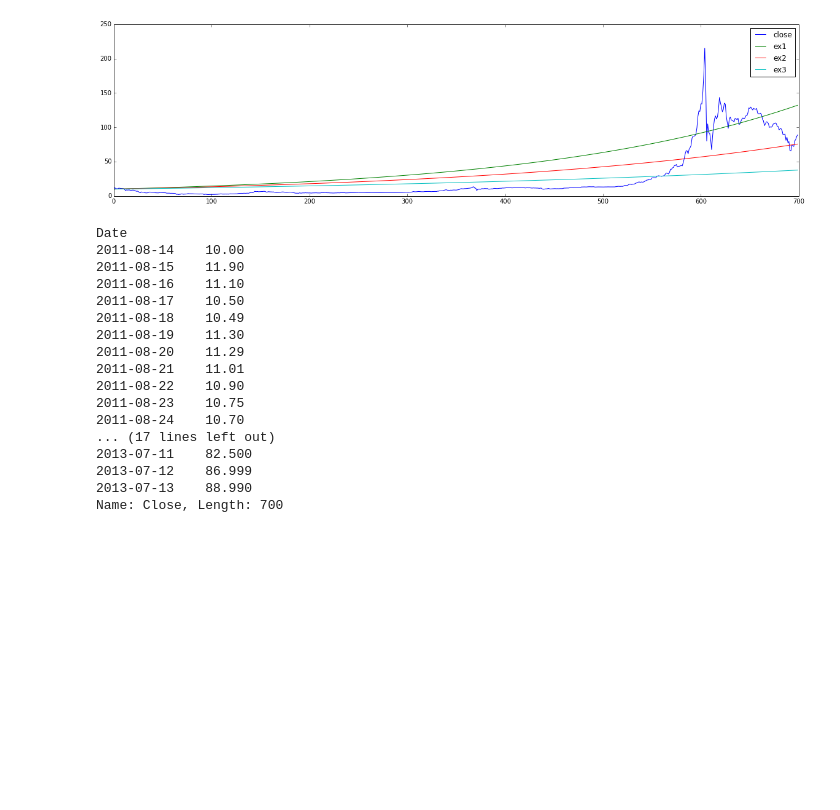
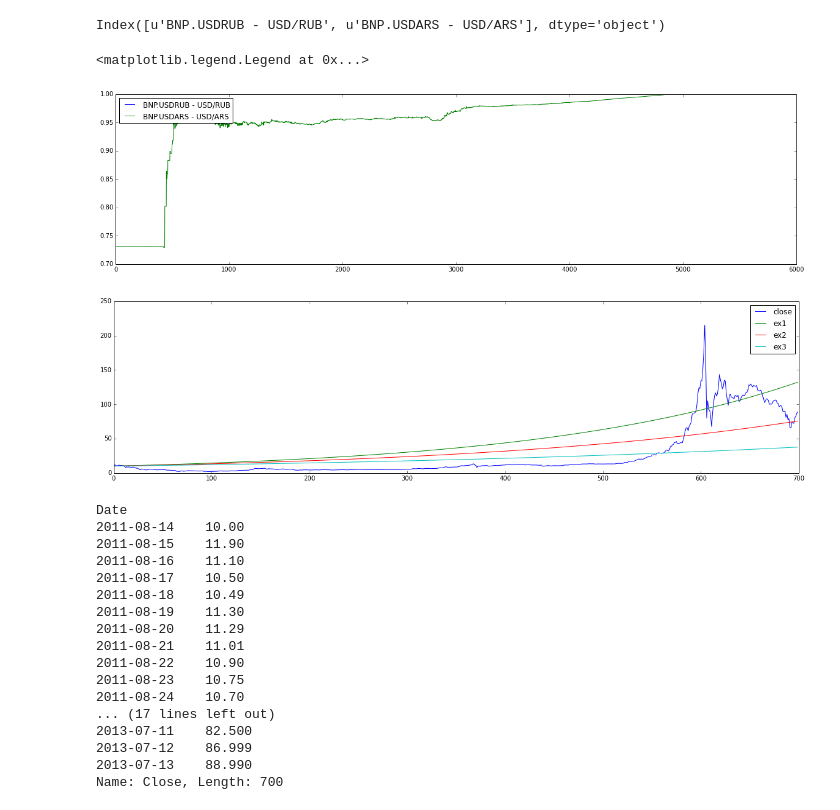
Before and after one commit to qorelogic/ml2, a Jupyter notebook: bin/quandl-fun.ipynb, the cells around one changed output. Drawn from its saved outputs; the diff is of its cells as text; code cells hidden in the pictures; blank space fills up the shorter version.

```diff
--- a/bin/quandl-fun.ipynb
+++ b/bin/quandl-fun.ipynb
@@ -1,3 +97,17 @@
+# %%
+ds = d
+ds = 1/(1+n.power(n.e, -ds))
+#ds = (ds - n.mean(ds)) / n.std(ds)
+#print ds
+ds = ds.ix[2010:len(d)+1,:]
+print ds.columns
+#print ds #.tail(5)
+plot(ds)
+legend(ds.columns, 2)
+# %% [output]
+Index([u'BNP.USDRUB - USD/RUB', u'BNP.USDARS - USD/ARS'], dtype='object')
+<matplotlib.legend.Legend at 0x...>
+[figure, added]
 # %%
 import numpy as n
 from pylab import rcParams
```
Also changed, not shown: parts of 8 cells of this notebook.
